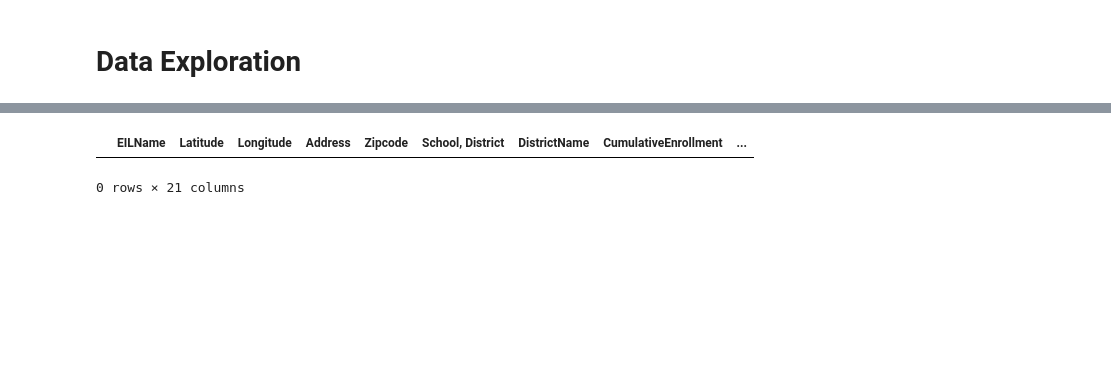
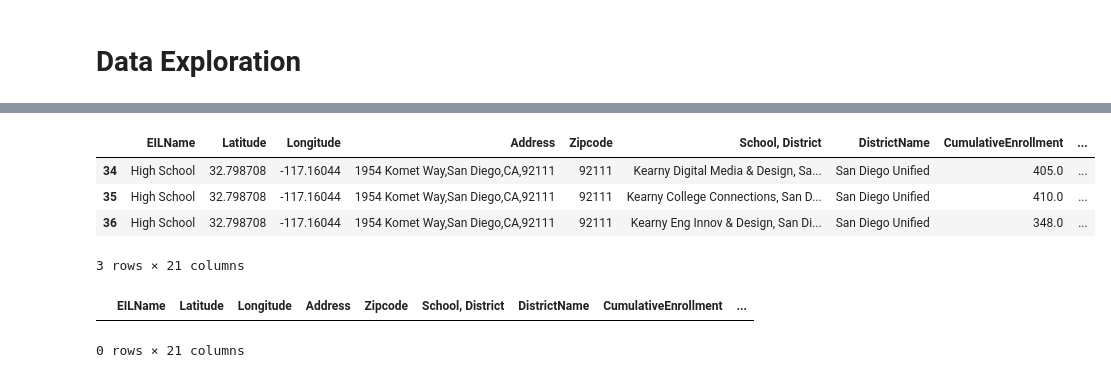
Before and after one commit to renaldyh27/COVID-Cool-for-School, a Jupyter notebook: Everything Cleaned.ipynb, the cells around one changed output, grey strips where cells are left out. Drawn from its saved outputs; the diff is of its cells as text; code cells hidden in the pictures; blank space fills up the shorter version.

```diff
--- a/Everything Cleaned.ipynb
+++ b/Everything Cleaned.ipynb
@@ -295,6 +278,14 @@ done = done.merge(august_cases, on="Zipcode")
 done_shorter = done.drop(columns=["AggregateLevel", "CountyName", "CDSCode",
                                   "Zip", "WebSite", "ReportingCategory",
                                   "LastUpDate", "School_x", "School_y", "District"], axis=1)
+# %%
+done_shorter[done_shorter['Address'] == '1954 Komet Way,San Diego,CA,92111']
+# %% [output]
+|  | EILName | Latitude | Longitude | Address | Zipcode | School, District | DistrictName | CumulativeEnrollment | ... |
+| 34 | High School | 32.798708 | -117.16044 | 1954 Komet Way,San Diego,CA,92111 | 92111 | Kearny Digital Media & Design, Sa... | San Diego Unified | 405.0 | ... |
+| 35 | High School | 32.798708 | -117.16044 | 1954 Komet Way,San Diego,CA,92111 | 92111 | Kearny College Connections, San D... | San Diego Unified | 410.0 | ... |
+| 36 | High School | 32.798708 | -117.16044 | 1954 Komet Way,San Diego,CA,92111 | 92111 | Kearny Eng Innov & Design, San Di... | San Diego Unified | 348.0 | ... |
+3 rows × 21 columns
 # %%
 #Impute value for median family income for zip 91905 with that of 91906
 done_shorter.loc[319, "Median family income (dollars)"] = 60240.0
```
Also changed, not shown: parts of 15 cells of this notebook, 1 other file.
